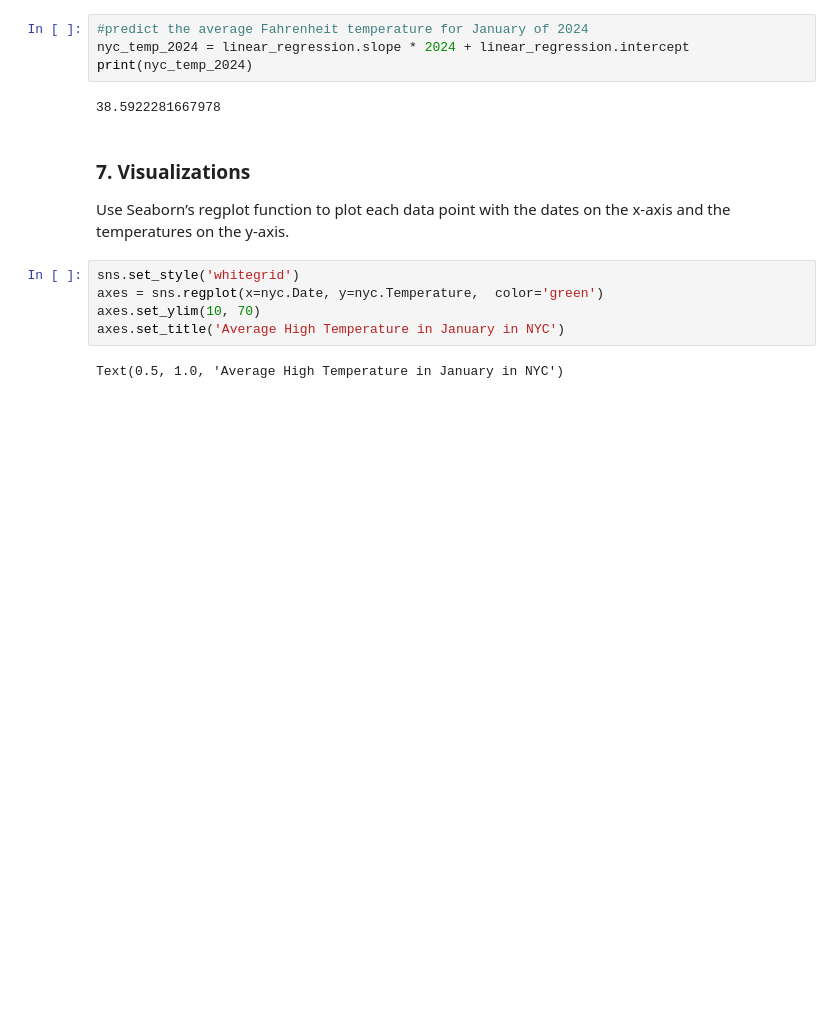
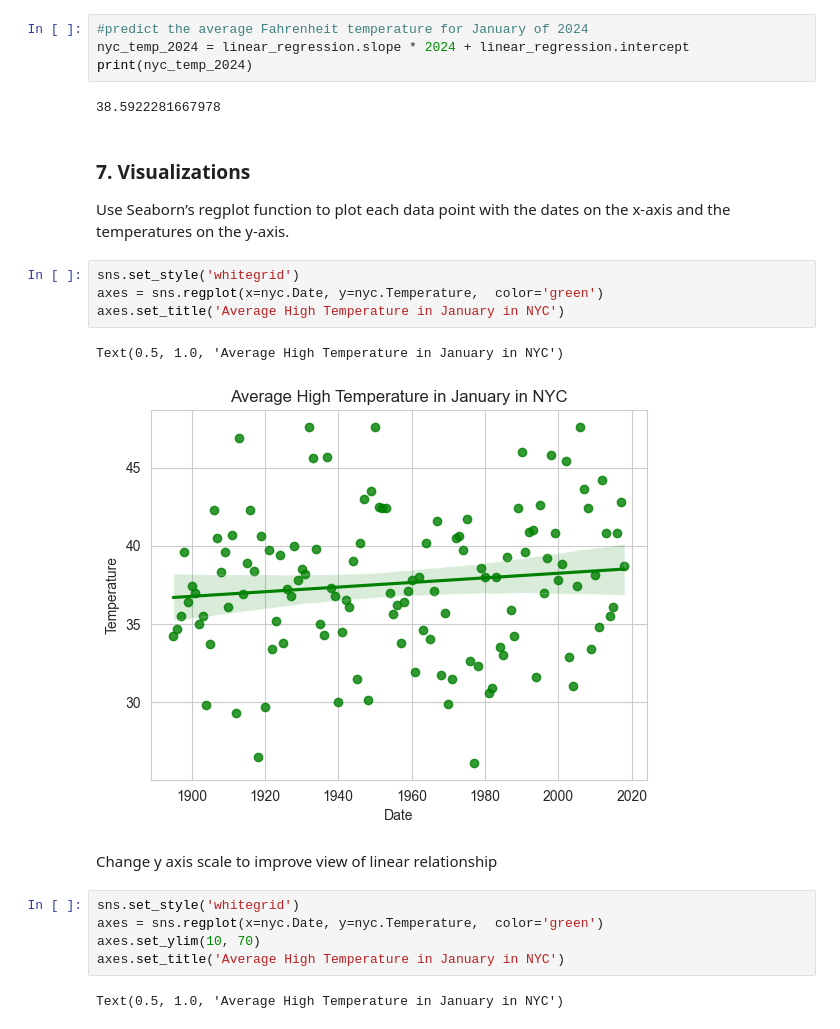
Before and after one commit to anjana-codes/datafun-07-ml, a Jupyter notebook: anjana_ml.ipynb, the cells around one changed output. Saved outputs shown, nothing was run; the diff lists cells and outputs as text; blank space fills up the shorter version.

Commit message:
second chart added

```diff
--- a/anjana_ml.ipynb
+++ b/anjana_ml.ipynb
@@ -124,6 +124,15 @@ print(nyc_temp_2024)
 ### 7. Visualizations
 
 Use Seaborn’s regplot function to plot each data point with the dates on the x-axis and the temperatures on the y-axis.
+# %%
+sns.set_style('whitegrid')
+axes = sns.regplot(x=nyc.Date, y=nyc.Temperature,  color='green')
+axes.set_title('Average High Temperature in January in NYC')
+# %% [output]
+Text(0.5, 1.0, 'Average High Temperature in January in NYC')
+[figure, added]
+# %% [markdown]
+ Change y axis scale to improve view of linear relationship
 # %%
 sns.set_style('whitegrid')
 axes = sns.regplot(x=nyc.Date, y=nyc.Temperature,  color='green')
```
